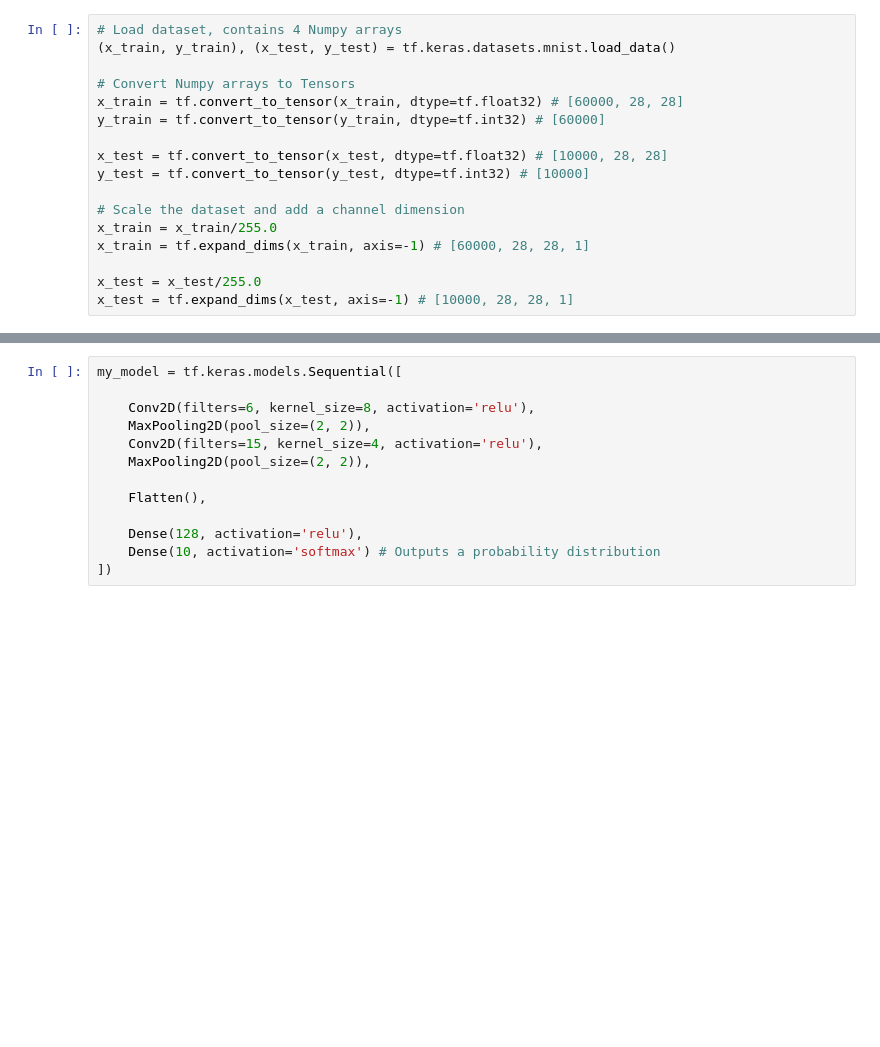
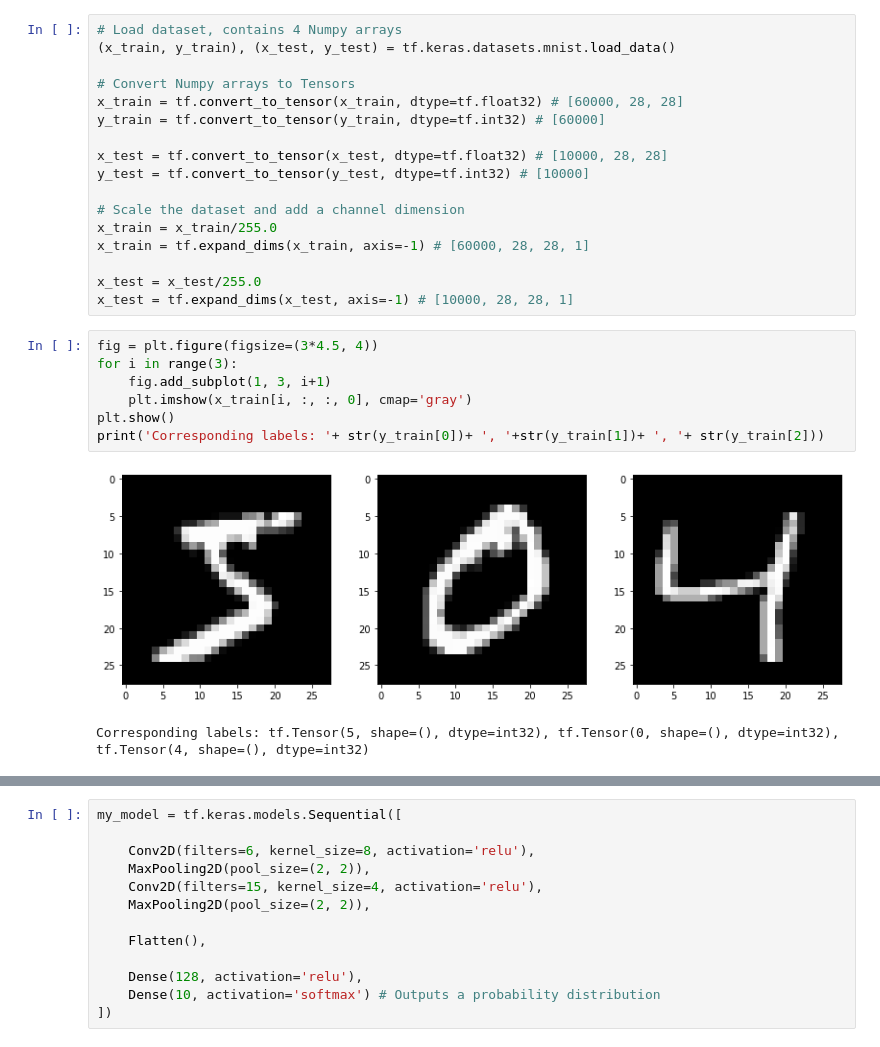
Before and after one commit to mgoutay/tf2_tutorial, a Jupyter notebook: MNIST_tutorial.ipynb, the cells around one changed output, grey strips where cells are left out. Saved outputs shown, nothing was run; the diff lists cells and outputs as text; blank space fills up the shorter version.

Commit message:
Update figures

```diff
--- a/MNIST_tutorial.ipynb
+++ b/MNIST_tutorial.ipynb
@@ -161,6 +163,16 @@ x_train = tf.expand_dims(x_train, axis=-1) # [60000, 28, 28, 1]
 
 x_test = x_test/255.0
 x_test = tf.expand_dims(x_test, axis=-1) # [10000, 28, 28, 1]
+# %%
+fig = plt.figure(figsize=(3*4.5, 4))
+for i in range(3):
+    fig.add_subplot(1, 3, i+1)
+    plt.imshow(x_train[i, :, :, 0], cmap='gray')
+plt.show()
+print('Corresponding labels: '+ str(y_train[0])+ ', '+str(y_train[1])+ ', '+ str(y_train[2]))
+# %% [output]
+[figure, added]
+Corresponding labels: tf.Tensor(5, shape=(), dtype=int32), tf.Tensor(0, shape=(), dtype=int32), tf.Tensor(4, shape=(), dtype=int32)
 # %% [markdown]
 Second step, define the model easily with the **Sequential API**
 
```
Also changed, not shown: parts of 19 cells of this notebook.
